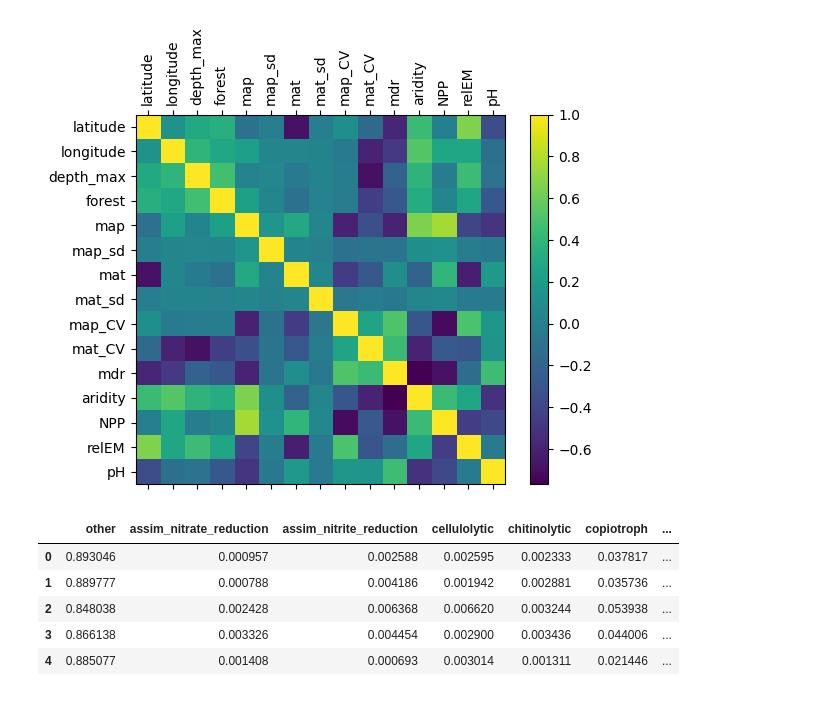
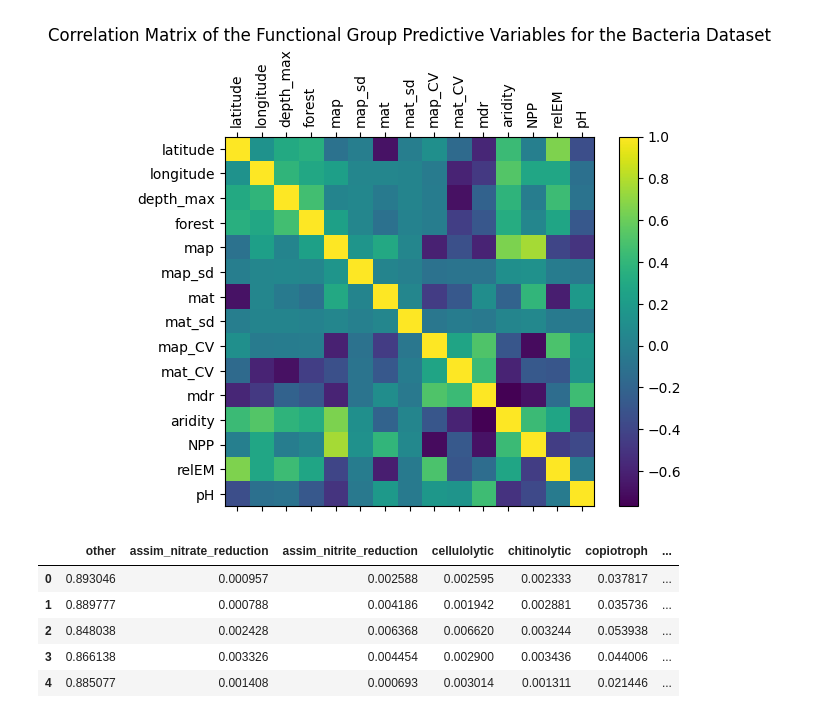
Before and after one commit to Vincent-Therrien/micropyome, a Jupyter notebook: demos/regressions.ipynb, the cells around one changed output. Cells and saved outputs as stored; diff of their text form; code cells hidden in the pictures.

```diff
--- a/demos/regressions.ipynb
+++ b/demos/regressions.ipynb
@@ -45,17 +46,18 @@ X["fg"].head()
 # %%
 ex = X["fg"].copy()
 from micropyome.datasets import normalize
 normalize(ex)
 fig = plt.figure()
 ax = fig.add_subplot()
 cax = ax.matshow(ex.corr())
 fig.colorbar(cax)
 labels = ex.columns.values
 ax.set_yticks(list(range(len(labels))), labels)
 ax.set_xticks(list(range(len(labels))), labels, rotation=90)
+plt.title("Correlation Matrix of the Functional Group Predictive Variables for the Bacteria Dataset")
 plt.show()
 # %% [output]
-[figure, old version]
+[figure, new version]
 # %%
 Y["fg"].head()
 # %% [output]
```
Also changed, not shown: parts of 35 cells of this notebook, 3 other files.
